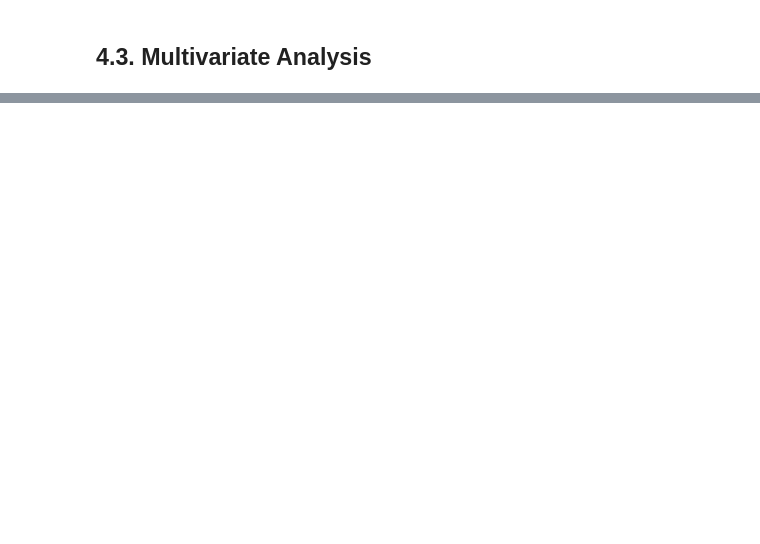
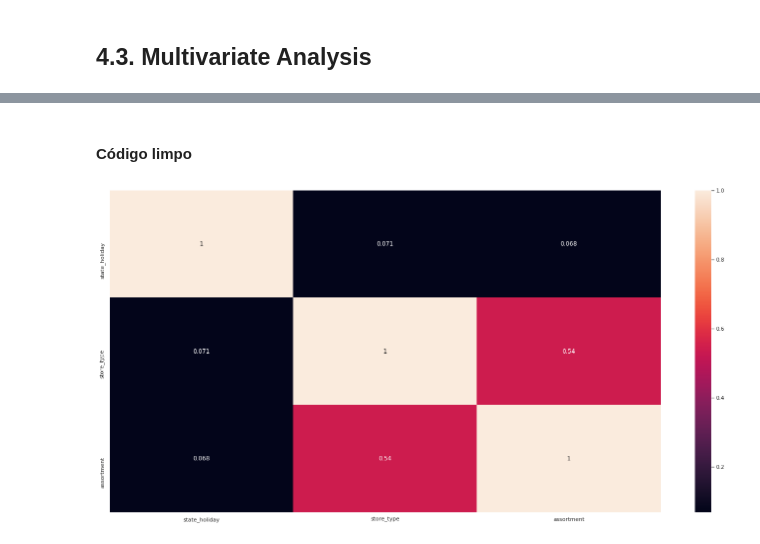
Before and after one commit to moraes-ederson/DataScienceEmProducao, a Jupyter notebook: m04_v01_store_sales_prediction.ipynb, the cells around one changed output, grey strips where cells are left out. Cells and saved outputs as stored; diff of their text form; code cells hidden in the pictures; blank space fills up the shorter version.

```diff
--- a/m04_v01_store_sales_prediction.ipynb
+++ b/m04_v01_store_sales_prediction.ipynb
@@ -942,0 +1126,30 @@ sns.barplot(x='month', y='sales', hue='school_holiday', data=aux2);
+# %% [markdown]
+#### Código limpo
+# %%
+cat_attributes = df4.select_dtypes(exclude=['int64', 'float64', 'datetime64[ns]'])
+
+# resultado do V de Cramer de todas as combinações
+a1 = cramer_v(cat_attributes['state_holiday'], cat_attributes['state_holiday'])
+a2 = cramer_v(cat_attributes['state_holiday'], cat_attributes['store_type'])
+a3 = cramer_v(cat_attributes['state_holiday'], cat_attributes['assortment'])
+
+a4 = cramer_v(cat_attributes['store_type'], cat_attributes['state_holiday'])
+a5 = cramer_v(cat_attributes['store_type'], cat_attributes['store_type'])
+a6 = cramer_v(cat_attributes['store_type'], cat_attributes['assortment'])
+
+a7 = cramer_v(cat_attributes['assortment'], cat_attributes['state_holiday'])
+a8 = cramer_v(cat_attributes['assortment'], cat_attributes['store_type'])
+a9 = cramer_v(cat_attributes['assortment'], cat_attributes['assortment'])
+
+# dataframe com os resultados
+d = pd.DataFrame({
+    'state_holiday': [a1, a2, a3],
+    'store_type': [a4, a5, a6],
+    'assortment': [a7, a8, a9]
+})
+d = d.set_index(d.columns)
+
+# correlação
+sns.heatmap(d, annot=True);
+# %% [output]
+[figure, added]
```
Also changed, not shown: parts of 26 cells of this notebook.
